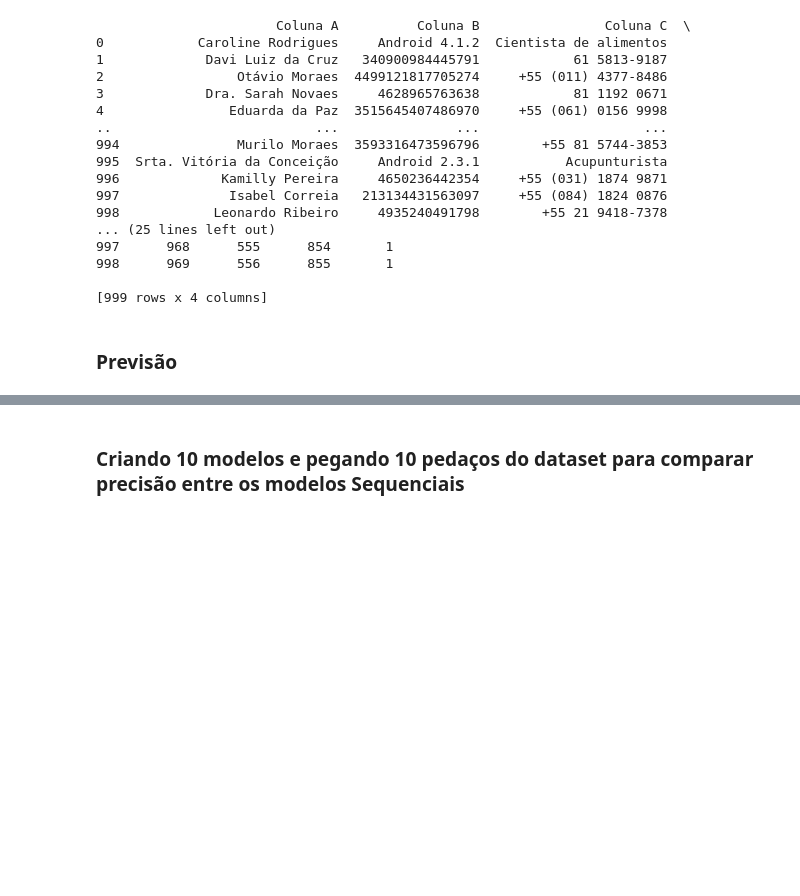
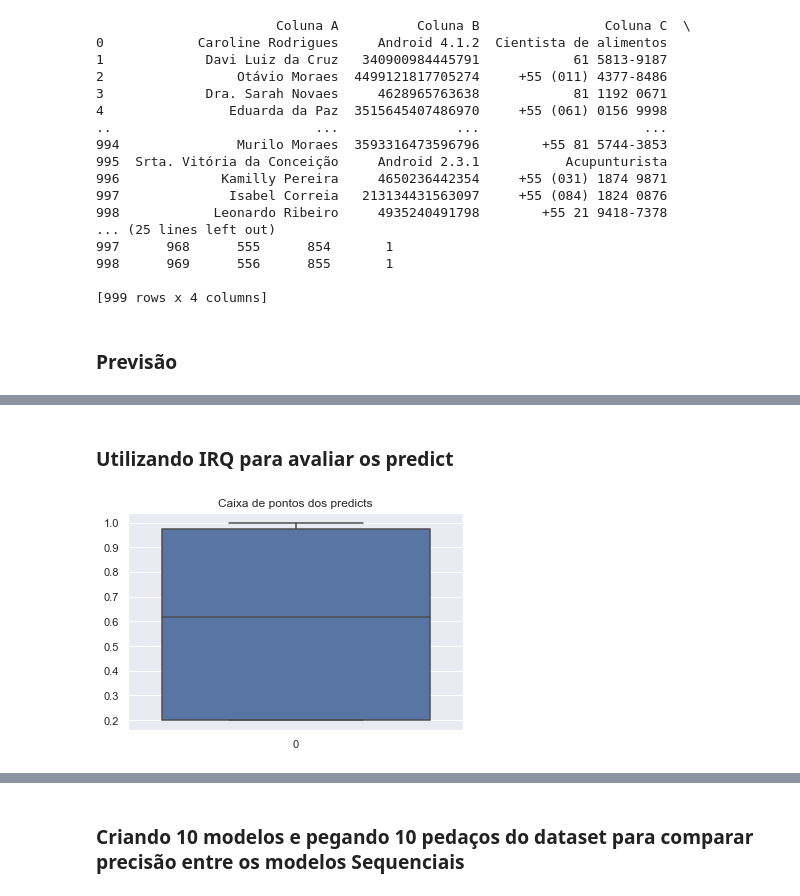
Before and after one commit to Dom-Juan/TCC-2, a Jupyter notebook: jupyter-notebook/tensor-alpha/tensor-alpha.ipynb, the cells around one changed output, grey strips where cells are left out. Saved outputs shown, nothing was run; the diff lists cells and outputs as text; code cells hidden in the pictures; blank space fills up the shorter version.

```diff
--- a/jupyter-notebook/tensor-alpha/tensor-alpha.ipynb
+++ b/jupyter-notebook/tensor-alpha/tensor-alpha.ipynb
@@ -643,0 +753,7 @@ X=[969 556 855] Previsão=[0.9728232], classe=1
+# %% [markdown]
+### Utilizando IRQ para avaliar os predict
+# %%
+sns.boxplot(data=predict_x).set(title="Caixa de pontos dos predicts")
+df_predicted = pd.DataFrame(predict_x, columns=['predict'])
+# %% [output]
+[figure, added]
```
Also changed, not shown: parts of 36 cells of this notebook, 9 other files.
